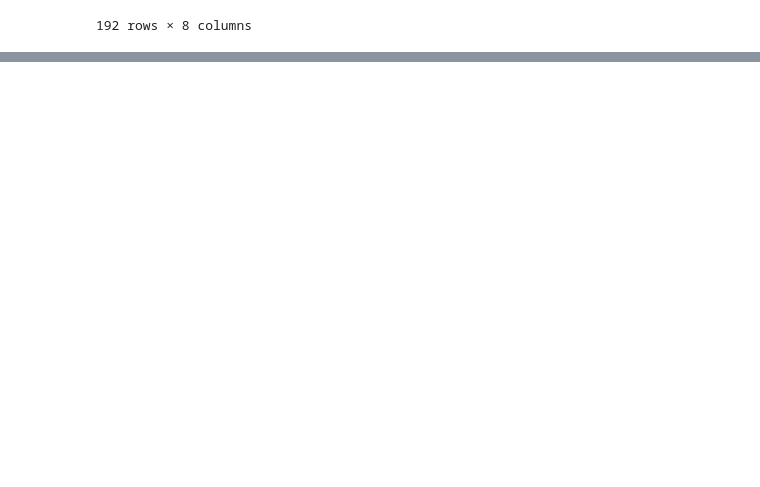
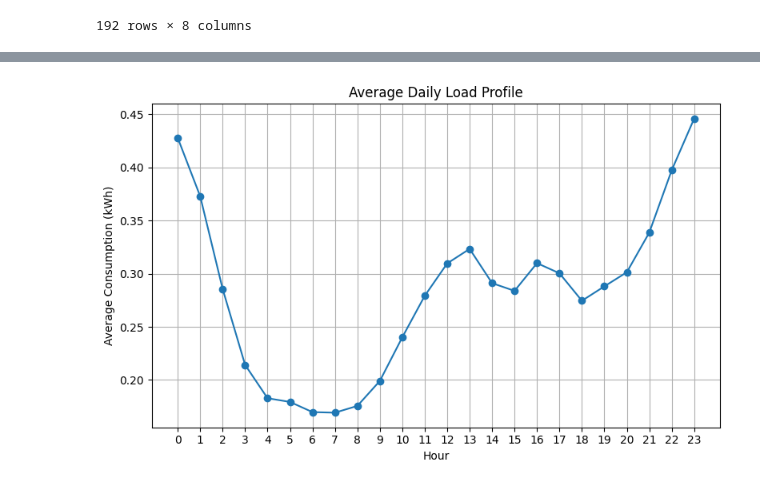
Before and after one commit to BOUBAKERAMDY/FlexiMax, a Jupyter notebook: notebooks1/03_visualisation1/visualisation_timeseries.ipynb, the cells around one changed output, grey strips where cells are left out. Drawn from its saved outputs; the diff is of its cells as text; code cells hidden in the pictures; blank space fills up the shorter version.

Commit message:
visualistion des courbe de charge

```diff
--- a/notebooks1/03_visualisation1/visualisation_timeseries.ipynb
+++ b/notebooks1/03_visualisation1/visualisation_timeseries.ipynb
@@ -77,3 +77,15 @@ df.describe().T
 | out.schedules.pre_peak_period | 0.0 | NaN | NaN | NaN | NaN | NaN | NaN | NaN |
 | out.schedules.vacancy | 35040.0 | 0.0 | 0.0 | 0.0 | 0.0 | 0.0 | 0.0 | 0.0 |
 192 rows × 8 columns
+# %%
+# Conversion de la date
+df["timestamp"] = pd.to_datetime(df["timestamp"])
+
+# Variable principale
+target = "out.electricity.total.energy_consumption..kwh"
+
+# Colonnes temporelles
+df["hour"] = df["timestamp"].dt.hour
+df["day"] = df["timestamp"].dt.day_name()
+df["month"] = df["timestamp"].dt.month
+df["date"] = df["timestamp"].dt.date
@@ -79,0 +105,19 @@ df.describe().T
+# %%
+hourly = df.groupby("hour")[target].mean()
+
+plt.figure(figsize=(8,5))
+
+plt.plot(hourly.index, hourly.values, marker="o")
+
+plt.xticks(range(24))
+
+plt.title("Average Daily Load Profile")
+plt.xlabel("Hour")
+plt.ylabel("Average Consumption (kWh)")
+
+plt.grid(True)
+
+plt.tight_layout()
+plt.show()
+# %% [output]
+[figure, added]
```
Also changed, not shown: parts of 1 cell of this notebook, 15 other files.
